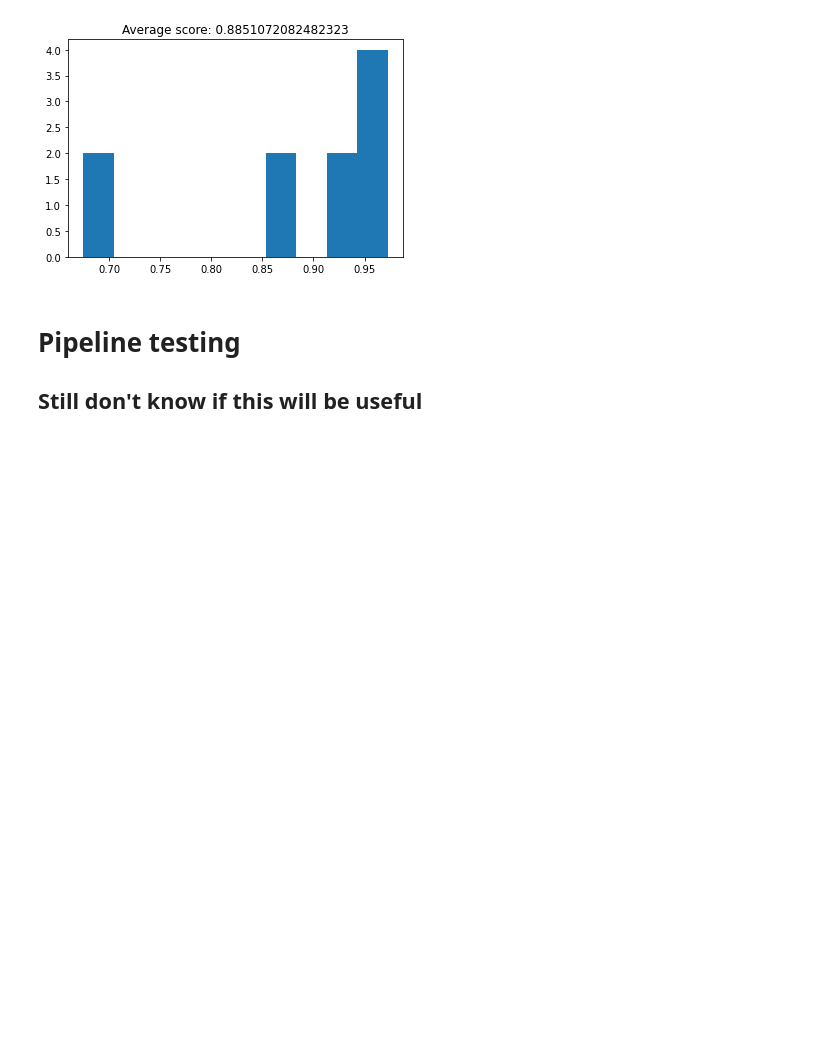
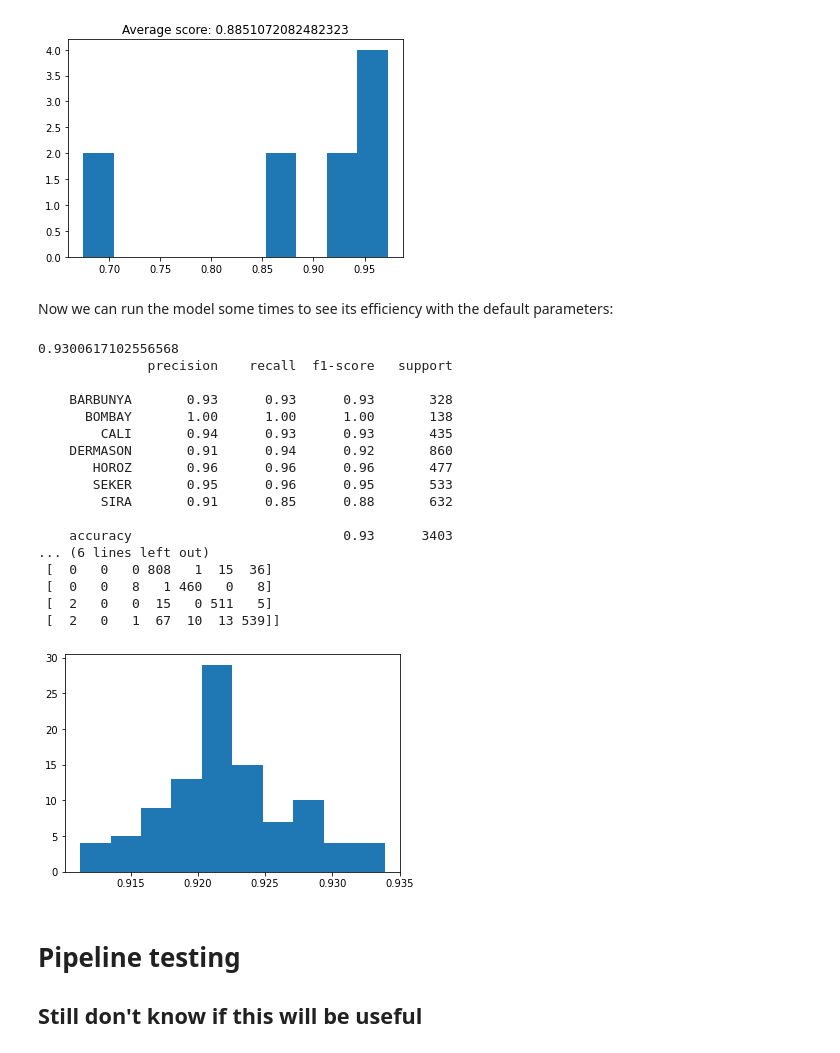
Before and after one commit to Educorreia932/FEUP-IART, a Jupyter notebook: src/notebook.ipynb, the cells around one changed output. Saved outputs shown, nothing was run; the diff lists cells and outputs as text; code cells hidden in the pictures; blank space fills up the shorter version.

```diff
--- a/src/notebook.ipynb
+++ b/src/notebook.ipynb
@@ -286,6 +330,31 @@ plt.title('Average score: {}'.format(np.mean(cv_scores)))
 # %% [output]
 ''
 [figure]
+# %% [markdown]
+Now we can run the model some times to see its efficiency with the default parameters:
+# %%
+knn = neighbors.KNeighborsClassifier()
+
+run_model(knn, 100, scaler=StandardScaler())
+# %% [output]
+0.9300617102556568
+              precision    recall  f1-score   support
+
+    BARBUNYA       0.93      0.93      0.93       328
+      BOMBAY       1.00      1.00      1.00       138
+        CALI       0.94      0.93      0.93       435
+    DERMASON       0.91      0.94      0.92       860
+       HOROZ       0.96      0.96      0.96       477
+       SEKER       0.95      0.96      0.95       533
+        SIRA       0.91      0.85      0.88       632
+
+    accuracy                           0.93      3403
+... (6 lines left out)
+ [  0   0   0 808   1  15  36]
+ [  0   0   8   1 460   0   8]
+ [  2   0   0  15   0 511   5]
+ [  2   0   1  67  10  13 539]]
+[figure, added]
 # %% [markdown]
 # Pipeline testing
 ## Still don't know if this will be useful
```
Also changed, not shown: parts of 10 cells of this notebook.
